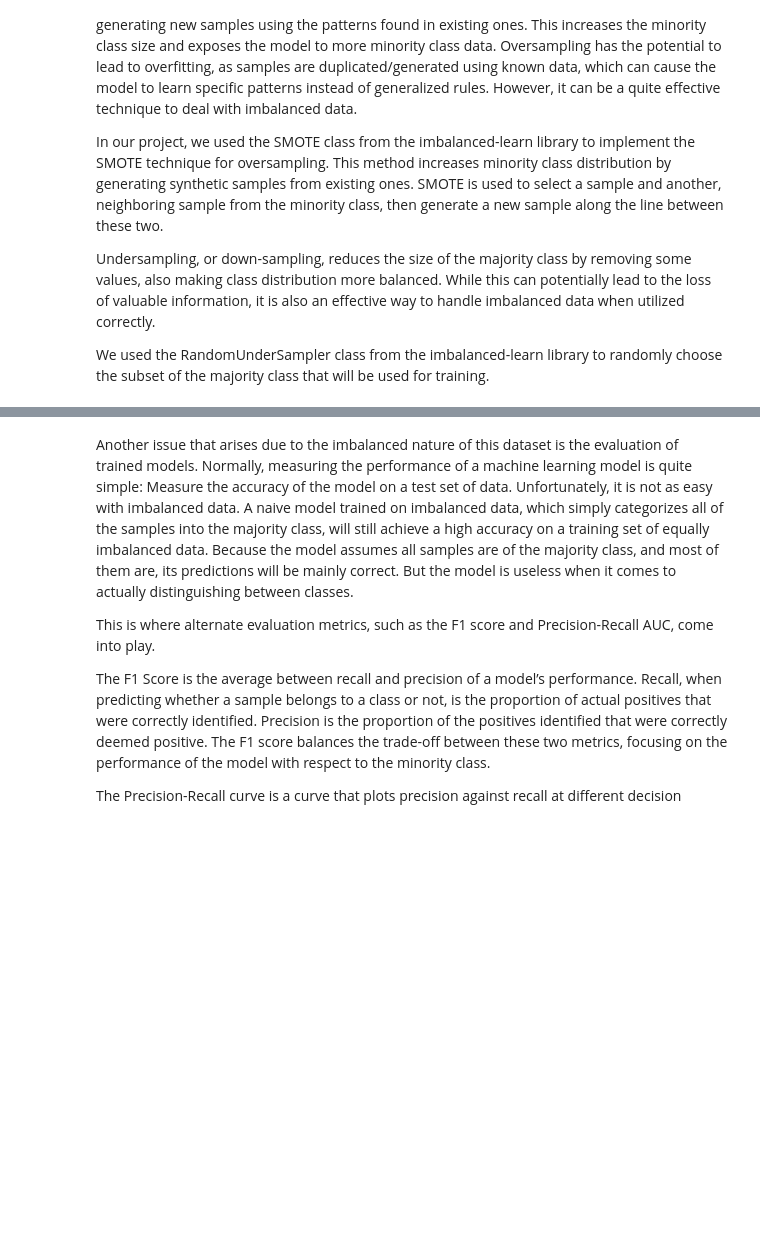
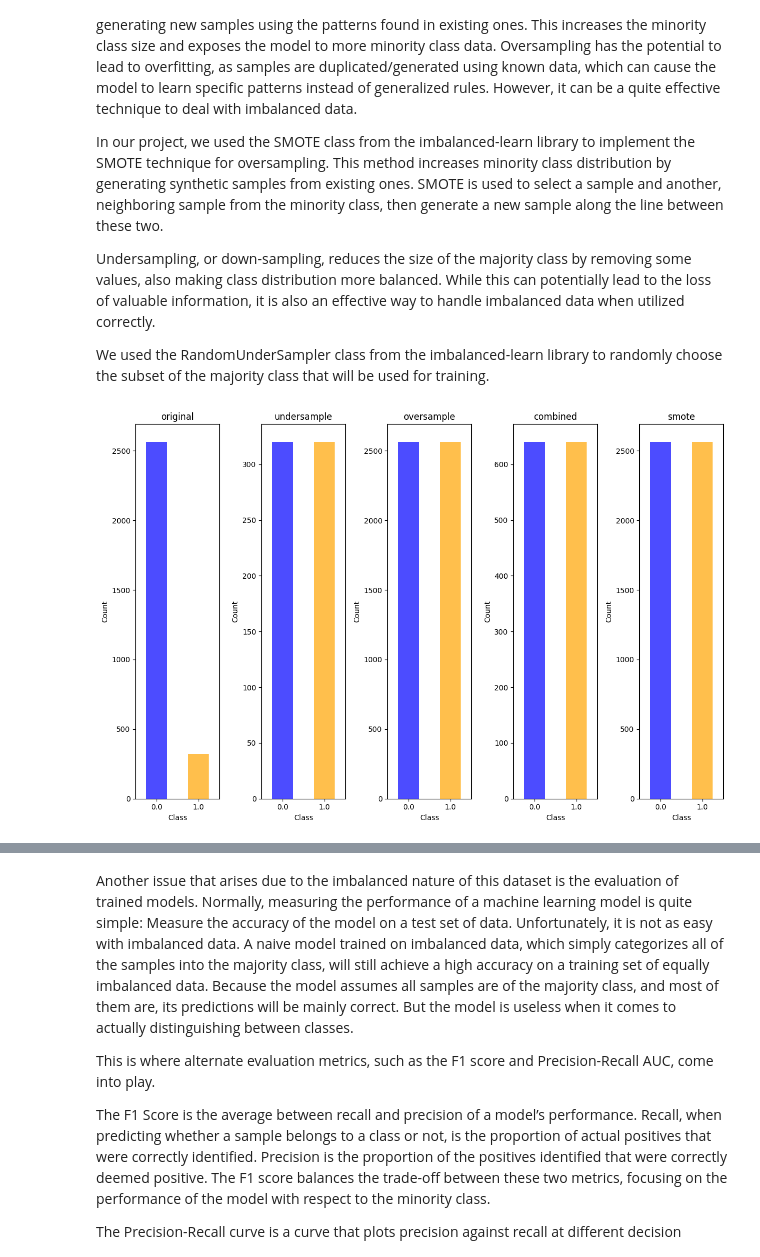
Before and after one commit to tuclaure/CSU-CS-345, a Jupyter notebook: FeatureEngineering.ipynb, the cells around one changed output, grey strips where cells are left out. Saved outputs shown, nothing was run; the diff lists cells and outputs as text; code cells hidden in the pictures; blank space fills up the shorter version.

```diff
--- a/FeatureEngineering.ipynb
+++ b/FeatureEngineering.ipynb
@@ -490,44 +496,79 @@ def combined_sampling(X_train, y_train, random_state=42):
         majority,
         replace=False,
         n_samples=len(minority) * 2,  # Reduce to twice the size of minority
         random_state=random_state
     )
 
     # Upsample minority class
     minority_upsampled = resample(
         minority,
         replace=True,
         n_samples=len(majority_downsampled),  # Match new majority size
         random_state=random_state
     )
 
     # Combine and shuffle
     X_train_balanced = pd.concat([majority_downsampled, minority_upsampled]).sample(frac=1, random_state=random_state)
     y_train_balanced = y_train[X_train_balanced.index]
 
     return X_train_balanced, y_train_balanced
 
 def smote_sampling(X_train, y_train, random_state=42):
     smote = SMOTE(random_state=random_state)
 
     # Apply SMOTE
     X_smote, y_smote = smote.fit_resample(X_train, y_train)
 
     return X_smote, y_smote
 
-def calculate_class_weights(data, target_column='y'):
-    # Compute weights
-    classes = data[target_column].unique()
-    weights = compute_class_weight('balanced', classes=classes, y=data[target_column])
+def get_sampled_train_data(X_train, y_train, random_state=42):
+    sampling_methods = {
+        'original': lambda X, y, rs: (X, y),  # No resampling
+        'undersample': undersample_data,
+        'oversample': oversample_data,
+        'combined': combined_sampling,
+        'smote': smote_sampling
+    }
 
-    # Return a dictionary of weights
-    return dict(zip(classes, weights))
+    sampled_data = defaultdict(list)
 
-def get_sampled_train_data(X_train, y_train, random_state=42):
-    return {
-        "Original": (X_train, y_train),
-        "Undersample": undersample_data(X_train, y_train, random_state),
-        "Oversample": oversample_data(X_train, y_train, random_state),
-        "Combined Sampling": combined_sampling(X_train, y_train, random_state),
-        "SMOTE": smote_sampling(X_train, y_train, random_state)
-    }
+    # Apply each sampling method and store the results in the dictionary
+    for method_name, method_func in sampling_methods.items():
+        X_resampled, y_resampled = method_func(X_train, y_train, random_state)
+        sampled_data[method_name].append(X_resampled)
+        sampled_data[method_name].append(y_resampled)
+
+    return sampled_data
+
+def visualize_sampling_effects(sampling_methods):
+
+    # Prepare the distributions for visualization
+    distributions = {}
+
+    # Collect class distributions for each sampling method
+    for method, (_, y_sampled) in sampling_methods.items():
+        distributions[method] = y_sampled.value_counts().sort_index()
+
+    # Visualize the distributions
+    plt.figure(figsize=(12, 8))
+    num_methods = len(distributions)
+
+    for idx, (method, distribution) in enumerate(distributions.items()):
+        plt.subplot(1, num_methods, idx + 1)
+        distribution.plot(kind='bar', color=['blue', 'orange'], alpha=0.7)
+        plt.title(method)
+        plt.xlabel("Class")
+        plt.ylabel("Count")
+        plt.xticks(rotation=0)
+
+    plt.tight_layout()
+    plt.show()
+
+def run_sampling_visualizer():
+    X_train, _, _, y_train, _, _ = split_data(data)
+    sampled_data = get_sampled_train_data(X_train, y_train)
+    visualize_sampling_effects(sampled_data)
+
+run_sampling_visualizer()
+# %% [output]
+[figure, added]
```
Also changed, not shown: parts of 5 cells of this notebook.
